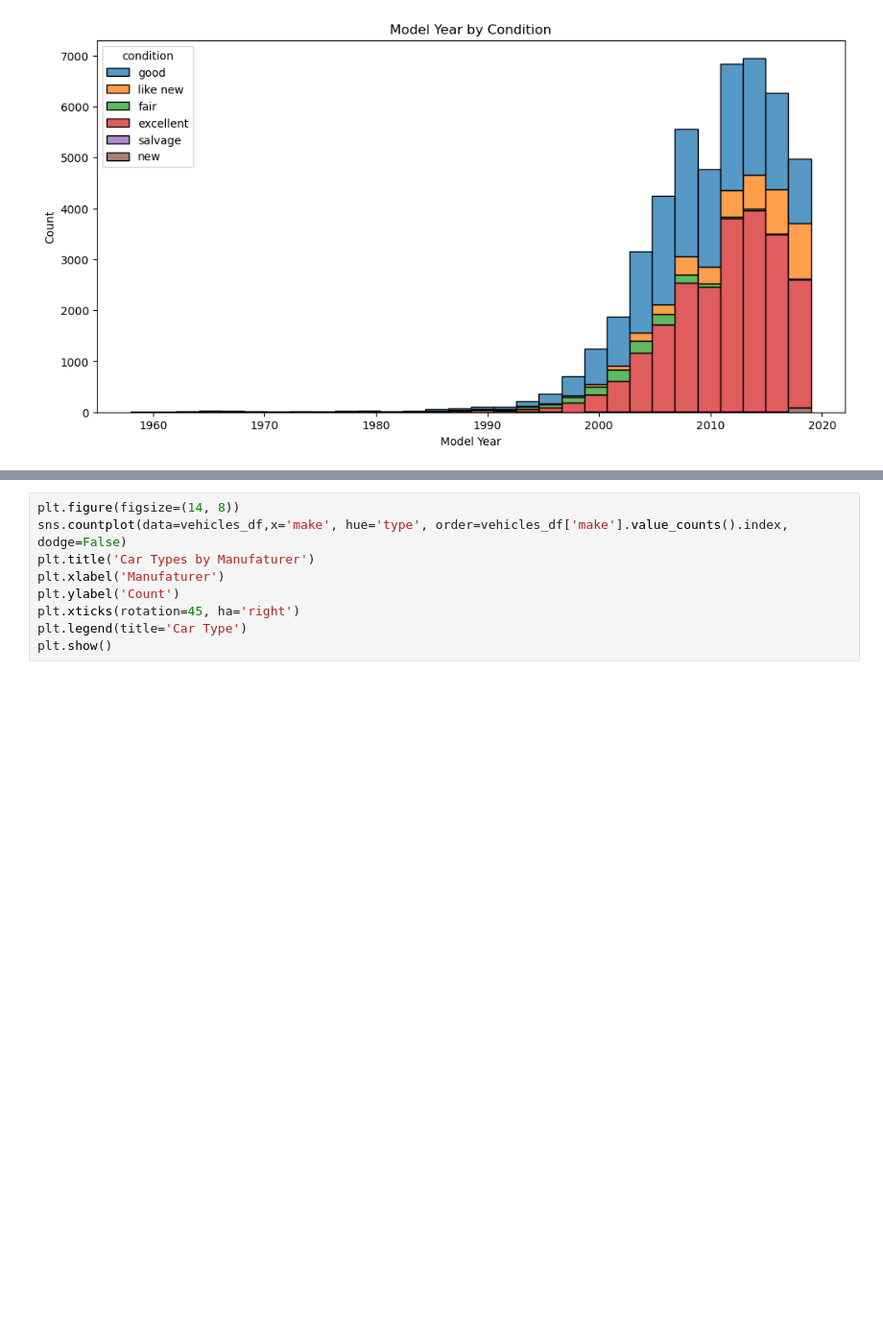
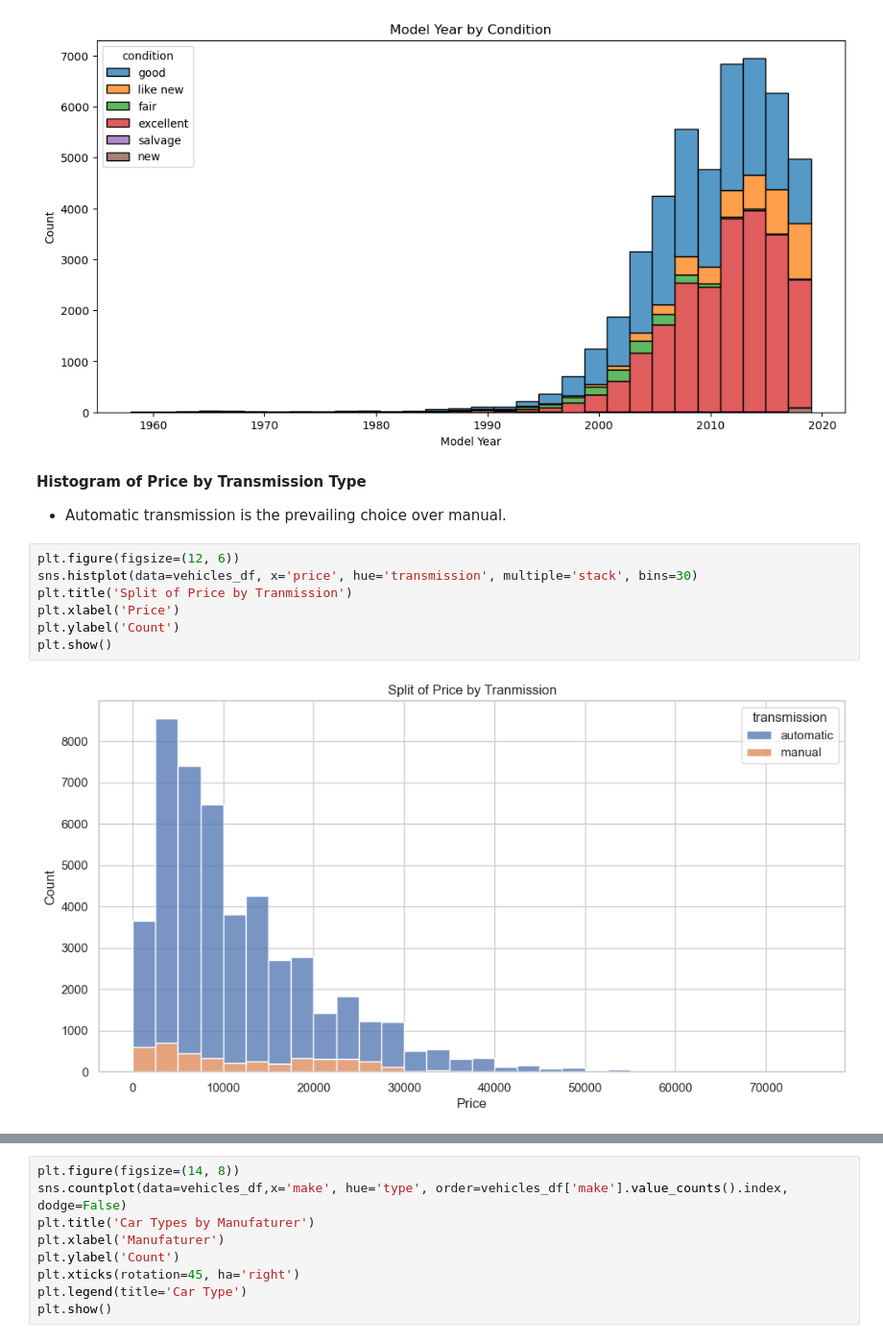
Before and after one commit to djworthy/sprint_4, a Jupyter notebook: notebooks/EDA.ipynb, the cells around one changed output, grey strips where cells are left out. Shown at 96% size. Cells and saved outputs as stored; diff of their text form; blank space fills up the shorter version.

```diff
--- a/notebooks/EDA.ipynb
+++ b/notebooks/EDA.ipynb
@@ -228,3 +270,16 @@ plt.ylabel('Count')
 plt.show()
 # %% [output]
 [figure]
+# %% [markdown]
+**Histogram of Price by Transmission Type**
+
+- Automatic transmission is the prevailing choice over manual.
+# %%
+plt.figure(figsize=(12, 6))
+sns.histplot(data=vehicles_df, x='price', hue='transmission', multiple='stack', bins=30)
+plt.title('Split of Price by Tranmission')
+plt.xlabel('Price')
+plt.ylabel('Count')
+plt.show()
+# %% [output]
+[figure, added]
```
Also changed, not shown: parts of 13 cells of this notebook, 1 other file.
